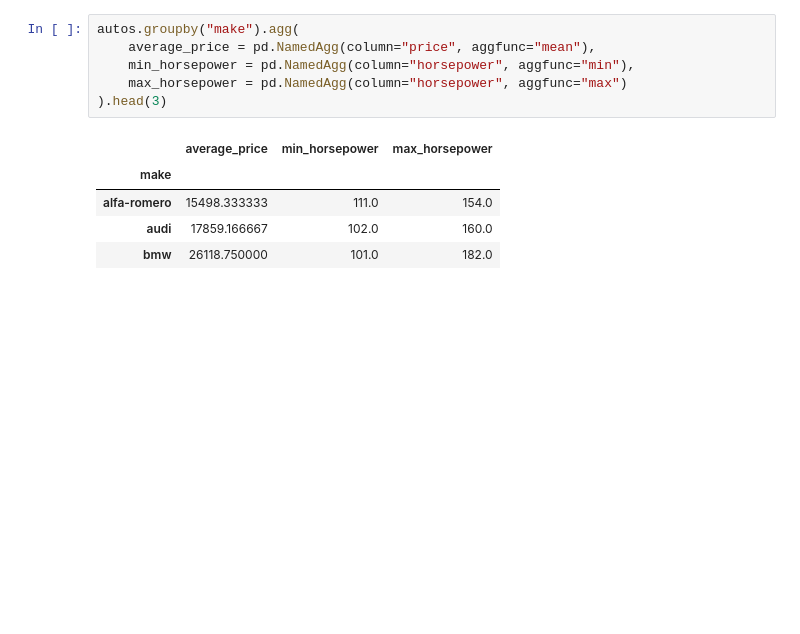
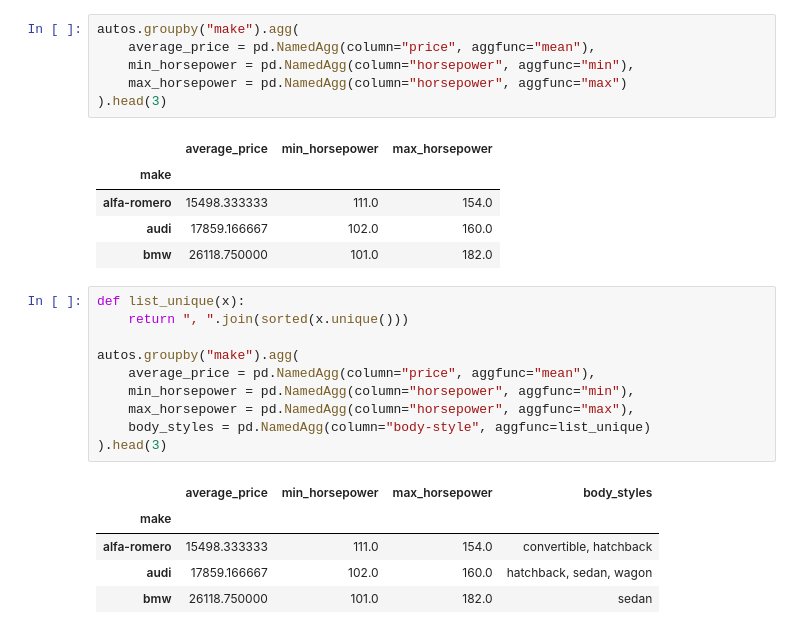
Before and after one commit to Janandersov/Databehandling-Jan-Anders-Overgard, a Jupyter notebook: Code-Alongs/L011_Aggregations.ipynb, the cells around one changed output. Cells and saved outputs as stored; diff of their text form; blank space fills up the shorter version.

```diff
--- a/Code-Alongs/L011_Aggregations.ipynb
+++ b/Code-Alongs/L011_Aggregations.ipynb
@@ -698,3 +698,19 @@ autos.groupby("make").agg(
 | alfa-romero | 15498.333333 | 111.0 | 154.0 |
 | audi | 17859.166667 | 102.0 | 160.0 |
 | bmw | 26118.750000 | 101.0 | 182.0 |
+# %%
+def list_unique(x):
+    return ", ".join(sorted(x.unique()))
+
+autos.groupby("make").agg(
+    average_price = pd.NamedAgg(column="price", aggfunc="mean"),
+    min_horsepower = pd.NamedAgg(column="horsepower", aggfunc="min"),
+    max_horsepower = pd.NamedAgg(column="horsepower", aggfunc="max"),
+    body_styles = pd.NamedAgg(column="body-style", aggfunc=list_unique)
+).head(3)
+# %% [output]
+|  | average_price | min_horsepower | max_horsepower | body_styles |
+| make |  |  |  |  |
+| alfa-romero | 15498.333333 | 111.0 | 154.0 | convertible, hatchback |
+| audi | 17859.166667 | 102.0 | 160.0 | hatchback, sedan, wagon |
+| bmw | 26118.750000 | 101.0 | 182.0 | sedan |
```
Also changed, not shown: parts of 10 cells of this notebook.
